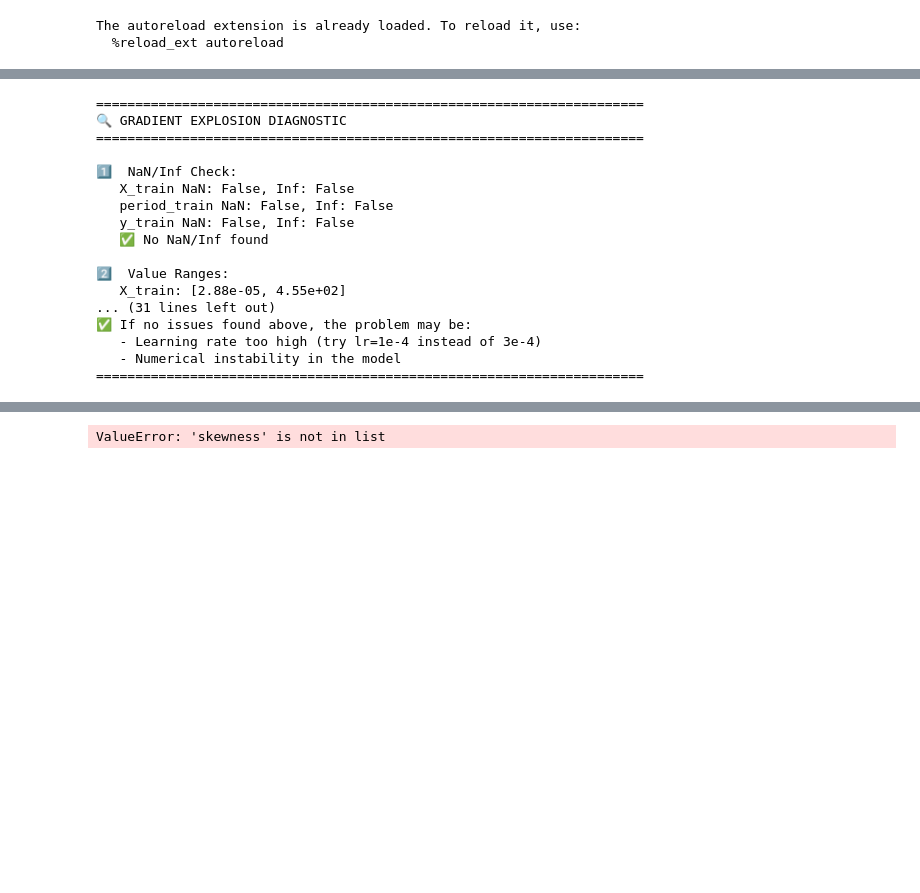
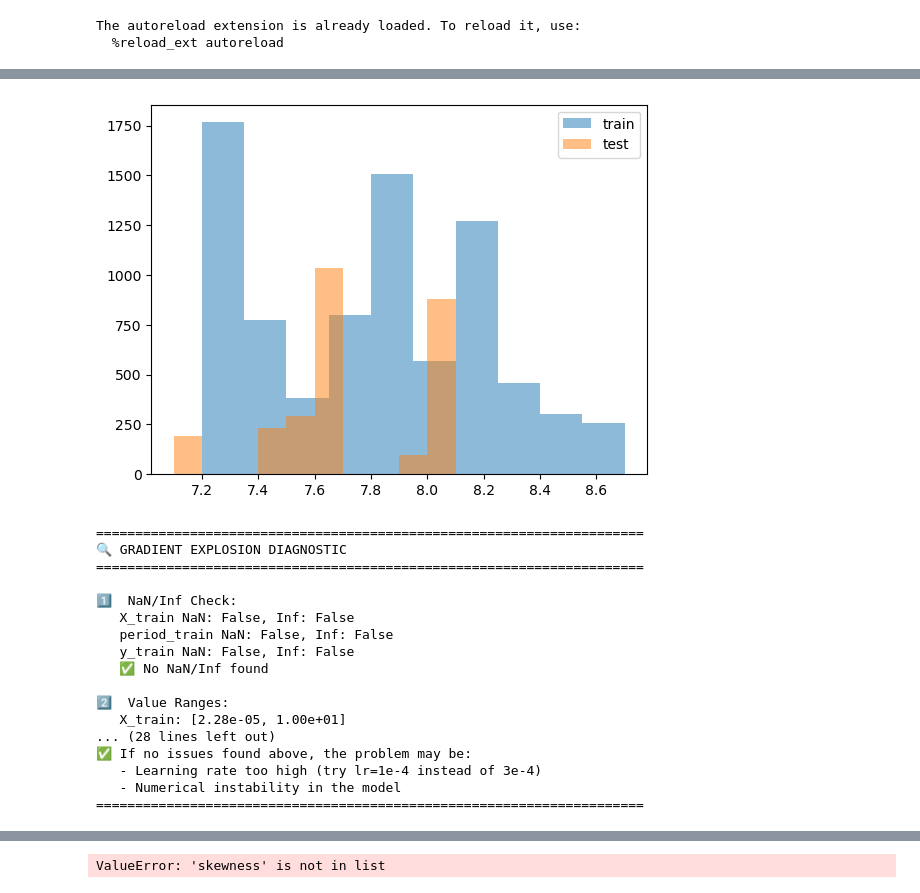
Before and after one commit to tobin-wainer/TESS_Cluster_Age_ML, a Jupyter notebook: GaussianNN_CGW/Model_Pipeline/0_5_EvaluateDataset.ipynb, the cells around one changed output, grey strips where cells are left out. Drawn from its saved outputs; the diff is of its cells as text; code cells hidden in the pictures; blank space fills up the shorter version.

```diff
--- a/GaussianNN_CGW/Model_Pipeline/0_5_EvaluateDataset.ipynb
+++ b/GaussianNN_CGW/Model_Pipeline/0_5_EvaluateDataset.ipynb
@@ -67,15 +91,15 @@ dataset_name = 'traintest_data5.pkl'
+# %%
+fig, ax = plt.subplots(1)
+ax.hist(y_train, alpha=0.5, label='train')
+ax.hist(y_test, alpha=0.5, label='test')
+ax.legend()
+plt.show()
+# %% [output]
+[figure, added]
 # %%
 # ==============================================================================
 # DIAGNOSE GRADIENT EXPLOSIONS - CHECK FOR BAD DATA
 # ==============================================================================
-
-import torch
-import pickle
-import numpy as np
-
-# Load data
-with open(temp_files_path + dataset_name, 'rb') as f:
-    X_train, X_test, period_train, period_test, y_train, y_test, feature_cols, train_cluster_names, test_cluster_names = pickle.load(f)
 
 print('='*70)
 print('🔍 GRADIENT EXPLOSION DIAGNOSTIC')
@@ -184,8 +208,8 @@ print('='*70)
    ✅ No NaN/Inf found
 
 2️⃣  Value Ranges:
-   X_train: [2.88e-05, 4.55e+02]
-... (31 lines left out)
+   X_train: [2.28e-05, 1.00e+01]
+... (28 lines left out)
 ✅ If no issues found above, the problem may be:
    - Learning rate too high (try lr=1e-4 instead of 3e-4)
    - Numerical instability in the model
```
Also changed, not shown: parts of 7 cells of this notebook, 3 other files.
